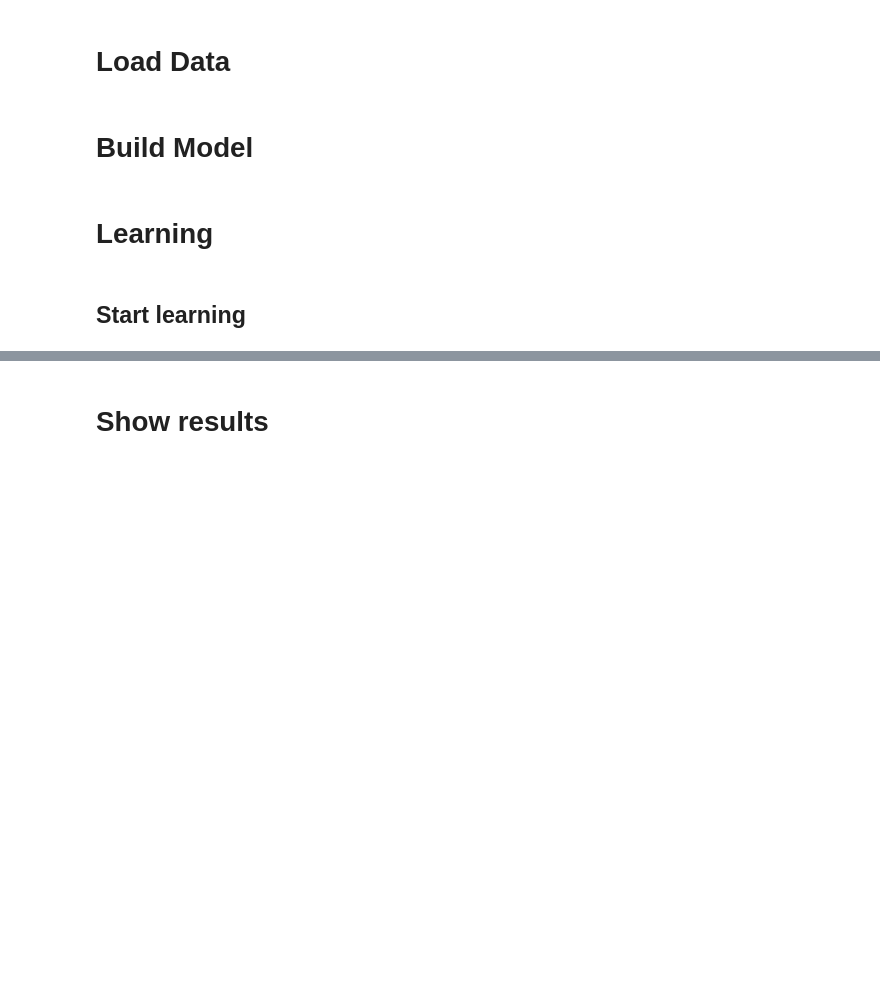
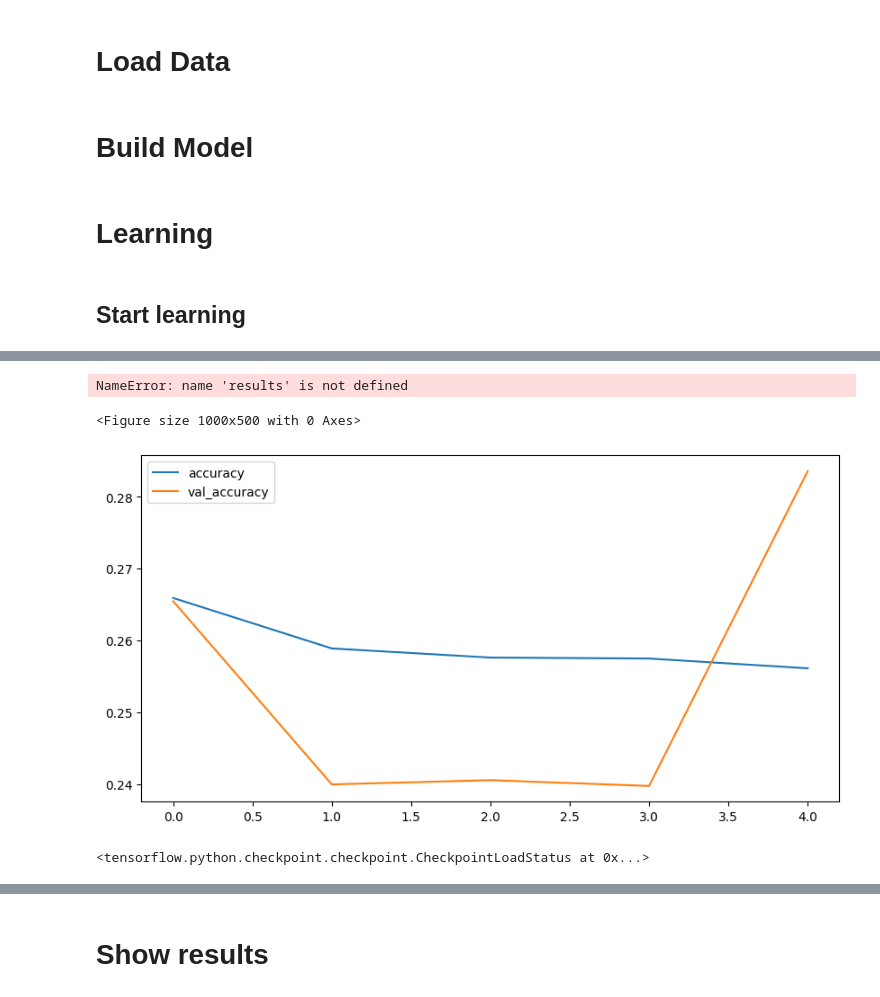
Before and after one commit to Dario-CP/comp4471_final_project, a Jupyter notebook: U_net.ipynb, the cells around one changed output, grey strips where cells are left out. Saved outputs shown, nothing was run; the diff lists cells and outputs as text; code cells hidden in the pictures; blank space fills up the shorter version.

Commit message:
First 3 trainings

```diff
--- a/U_net.ipynb
+++ b/U_net.ipynb
@@ -213,7 +190,7 @@ class Unet(tf.keras.Model):
 
     # How to get 2 layers on the output ? Deep layer of size 2* output image size then cut in 2 ?
     prediction = self.outConv(decoder)
-    output = tf.keras.layers.concatenate([inputs, prediction], axis=-1)
+    output = tf.keras.layers.concatenate([prediction, inputs], axis=-1)
     return output
 
   def model(self):
@@ -268,21 +245,22 @@ model.build(input_shape=(None, 256, 256, 1))
 
 #@markdown ### Learning Parameters
 batch_size = 32 #@param {type:"integer"}
-epochs = 5 #@param {type:"integer"}
-learning_rate = 1e-3 #@param {type:"number"}
+n_batches = 3085 #@param {type:"integer"}
+epochs = 20 #@param {type:"integer"}
+learning_rate = 1e-4 #@param {type:"number"}
 
 #@markdown ---
 #@markdown ### Loading Model
 load_model = False #@param {type:"boolean"}
 load_latest = True #@param {type:"boolean"}
-load_path = "learning1/unet.ckpt" #@param {type:"string"}
+load_path = "mse_alpha_0_25/unet.ckpt" #@param {type:"string"}
 
 #@markdown ---
 #@markdown ### Saving Model
 save_model = True #@param {type:"boolean"}
-checkpoint_path = "learning1/unet.ckpt" #@param {type:"string"}
+checkpoint_path = "mse_alpha_0_25/unet.ckpt" #@param {type:"string"}
 checkpoint_dir = os.path.dirname(checkpoint_path)
-save_every_x_epochs = 5 #@param {type:"integer"}
+save_every_x_epochs = 1 #@param {type:"integer"}
 
 callbacks = []
 # %% [markdown]
@@ -295,8 +273,8 @@ if load_model:
   model.load_weights(load_path)
 # %%
 optimizer = tf.keras.optimizers.Adam(learning_rate=learning_rate)
-# loss = CustomMAELoss(alpha=1.0)
-loss = 'mse'
+loss = CustomMSELoss(alpha=0.25)
+# loss = 'mse'
 # loss_metric = tf.keras.metrics.Mean()
 loss_metric = ['accuracy']
 
@@ -309,7 +287,7 @@ if save_model:
   save_callback = tf.keras.callbacks.ModelCheckpoint(filepath=checkpoint_path,
                                                   save_weights_only=True,
                                                   verbose=1,
-                                                  save_freq=save_every_x_epochs*batch_size) #Every 5 epoch
+                                                  save_freq=save_every_x_epochs*n_batches) #Every 5 epoch
   callbacks.append(save_callback)
 # %%
 # Tensor Board callback
@@ -336,0 +309,24 @@ KeyboardInterrupt: ignored
+# %%
+# Plot loss
+plt.figure(figsize=(10, 5))
+plt.plot(results.history['loss'], label='loss')
+plt.plot(results.history['val_loss'], label='val_loss')
+plt.legend()
+plt.show()
+# %% [output]
+NameError: name 'results' is not defined
+<Figure size 1000x500 with 0 Axes>
+# %%
+# Plot accuracy
+plt.figure(figsize=(10, 5))
+plt.plot(results.history['accuracy'], label='accuracy')
+plt.plot(results.history['val_accuracy'], label='val_accuracy')
+plt.legend()
+plt.show()
+# %% [output]
+[figure, added]
+# %%
+# Load checkpoint in folder './learning3'
+model.load_weights(tf.train.latest_checkpoint('./learning3'))
+# %% [output]
+<tensorflow.python.checkpoint.checkpoint.CheckpointLoadStatus at 0x...>
```
Also changed, not shown: parts of 21 cells of this notebook, 10 other files.
